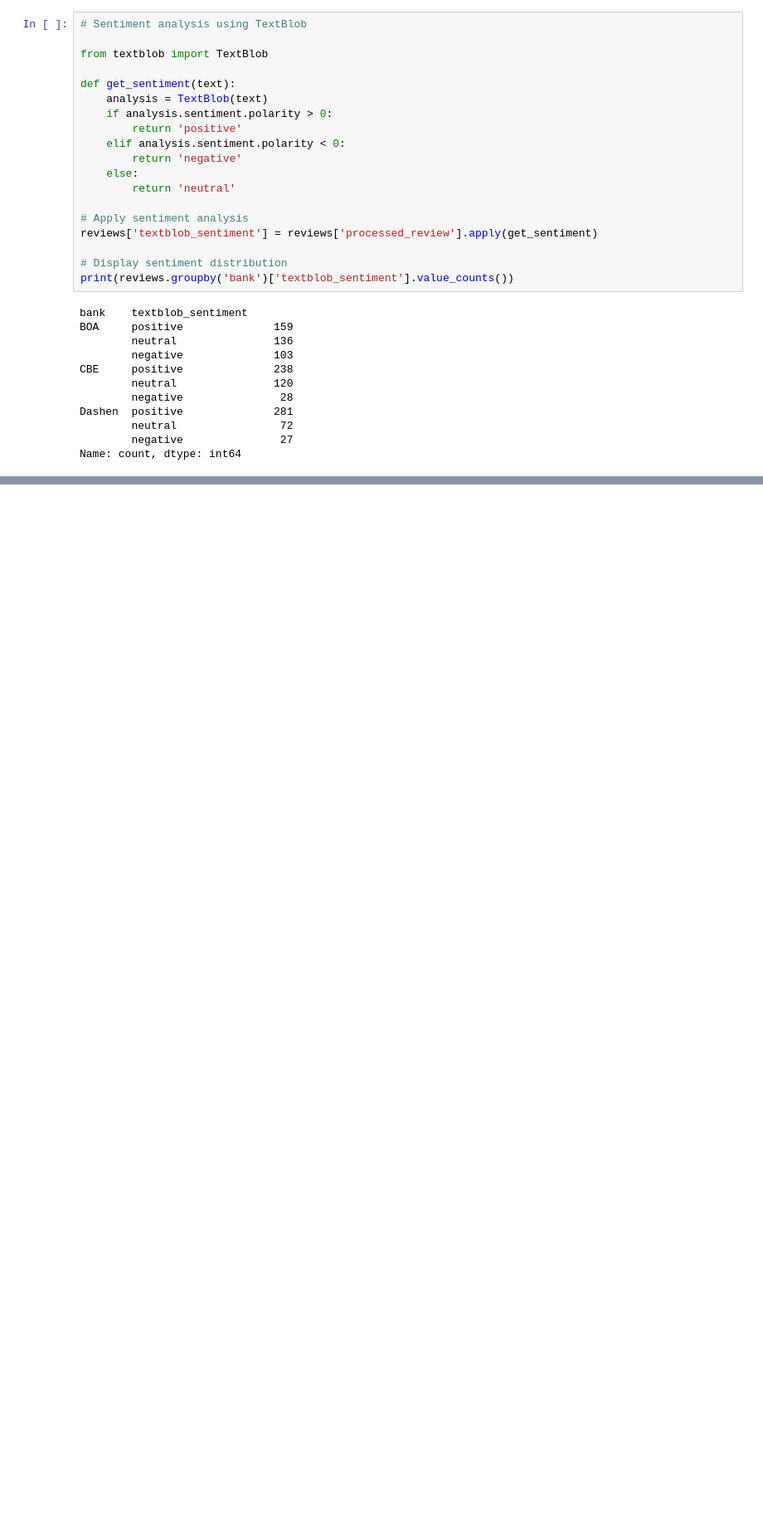
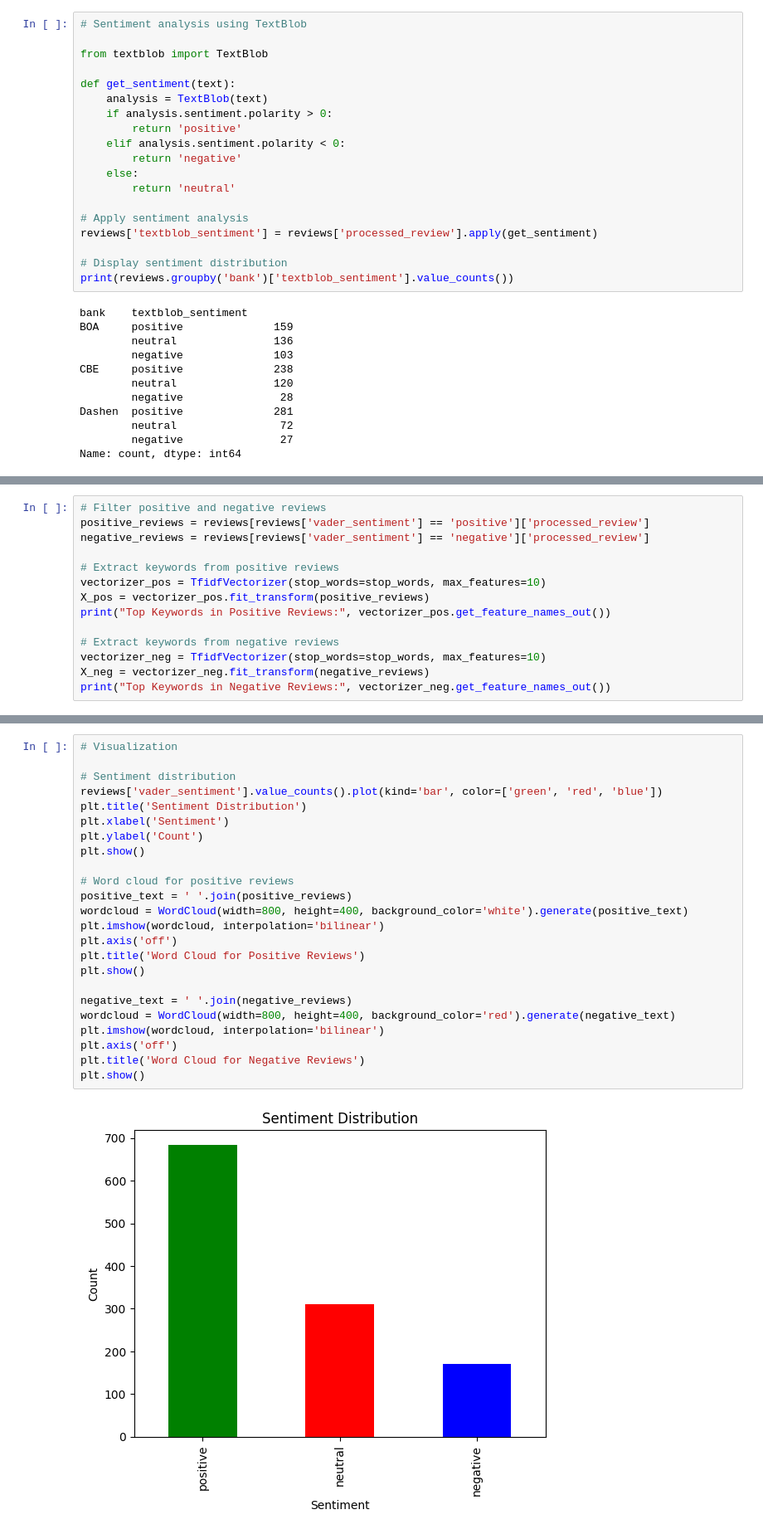
Before and after one commit to AmhaBK/Customer-Experience-Analysis, a Jupyter notebook: notebooks/sentimentAnalysis.ipynb, the cells around one changed output, grey strips where cells are left out. Shown: that part at 83% size. Cells and saved outputs as stored; diff of their text form; blank space fills up the shorter version.

Commit message:
Sentiment analysis using vader and textblob and Keyword identification

```diff
--- a/notebooks/sentimentAnalysis.ipynb
+++ b/notebooks/sentimentAnalysis.ipynb
@@ -109,0 +142,14 @@ Name: count, dtype: int64
+# %%
+# Filter positive and negative reviews
+positive_reviews = reviews[reviews['vader_sentiment'] == 'positive']['processed_review']
+negative_reviews = reviews[reviews['vader_sentiment'] == 'negative']['processed_review']
+
+# Extract keywords from positive reviews
+vectorizer_pos = TfidfVectorizer(stop_words=stop_words, max_features=10)
+X_pos = vectorizer_pos.fit_transform(positive_reviews)
+print("Top Keywords in Positive Reviews:", vectorizer_pos.get_feature_names_out())
+
+# Extract keywords from negative reviews
+vectorizer_neg = TfidfVectorizer(stop_words=stop_words, max_features=10)
+X_neg = vectorizer_neg.fit_transform(negative_reviews)
+print("Top Keywords in Negative Reviews:", vectorizer_neg.get_feature_names_out())
@@ -109,0 +161,26 @@ Name: count, dtype: int64
+# %%
+# Visualization
+
+# Sentiment distribution
+reviews['vader_sentiment'].value_counts().plot(kind='bar', color=['green', 'red', 'blue'])
+plt.title('Sentiment Distribution')
+plt.xlabel('Sentiment')
+plt.ylabel('Count')
+plt.show()
+
+# Word cloud for positive reviews
+positive_text = ' '.join(positive_reviews)
+wordcloud = WordCloud(width=800, height=400, background_color='white').generate(positive_text)
+plt.imshow(wordcloud, interpolation='bilinear')
+plt.axis('off')
+plt.title('Word Cloud for Positive Reviews')
+plt.show()
+
+negative_text = ' '.join(negative_reviews)
+wordcloud = WordCloud(width=800, height=400, background_color='red').generate(negative_text)
+plt.imshow(wordcloud, interpolation='bilinear')
+plt.axis('off')
+plt.title('Word Cloud for Negative Reviews')
+plt.show()
+# %% [output]
+[figure, added]
```
Also changed, not shown: parts of 3 cells of this notebook.
